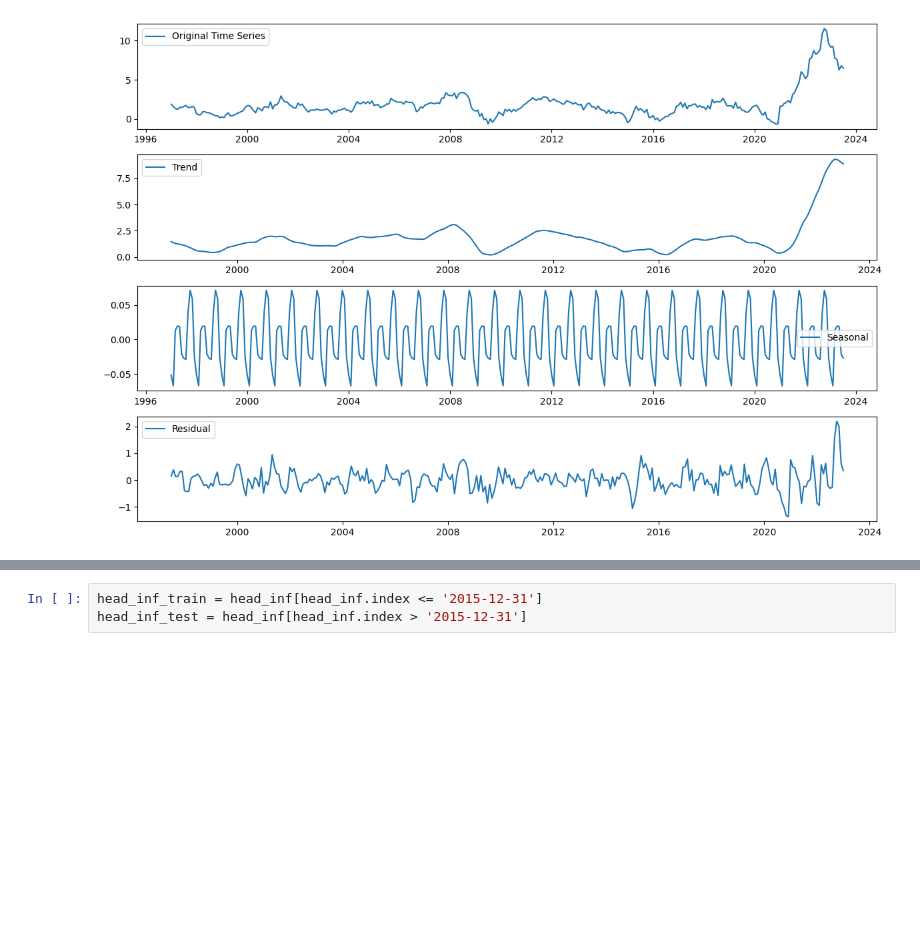
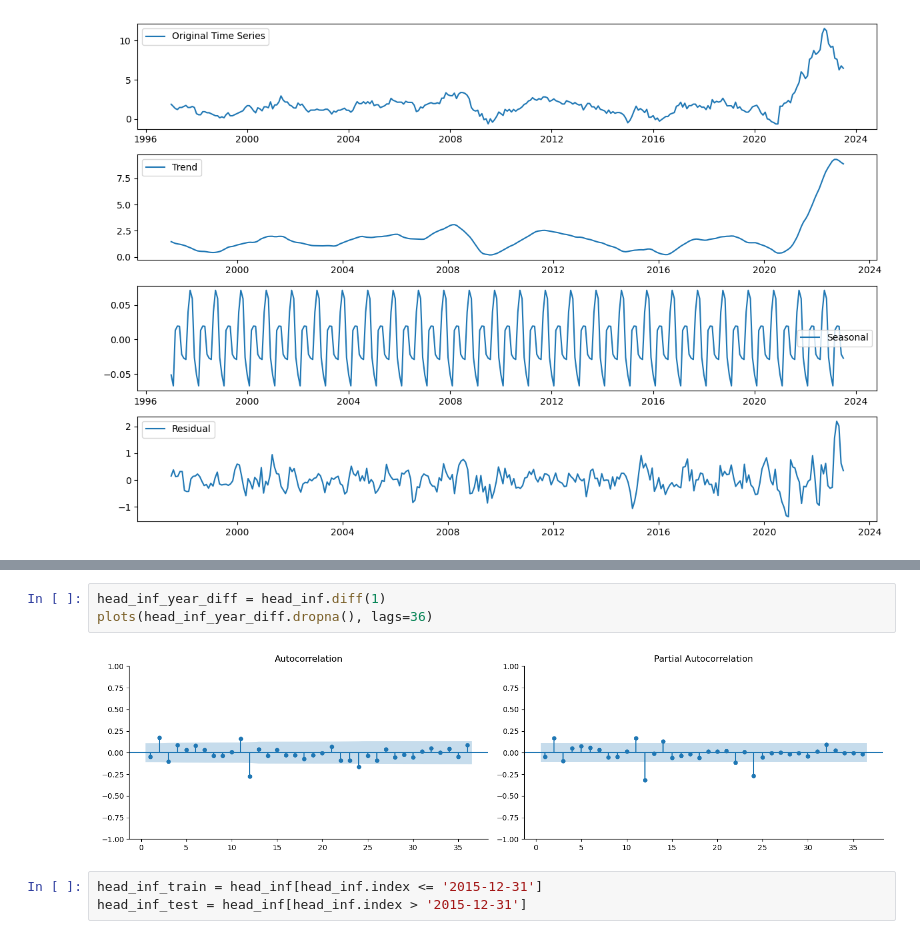
Before and after one commit to lamlam98765/thesis_code, a Jupyter notebook: main/Forecast_ar_model.ipynb, the cells around one changed output, grey strips where cells are left out. Cells and saved outputs as stored; diff of their text form; blank space fills up the shorter version.

```diff
--- a/main/Forecast_ar_model.ipynb
+++ b/main/Forecast_ar_model.ipynb
@@ -96,3 +108,8 @@ plt.show()
+# %%
+head_inf_year_diff = head_inf.diff(1)
+plots(head_inf_year_diff.dropna(), lags=36)
+# %% [output]
+[figure, added]
 # %%
 head_inf_train = head_inf[head_inf.index <= '2015-12-31']
 head_inf_test = head_inf[head_inf.index > '2015-12-31']
```
Also changed, not shown: parts of 21 cells of this notebook, 1 other file.
